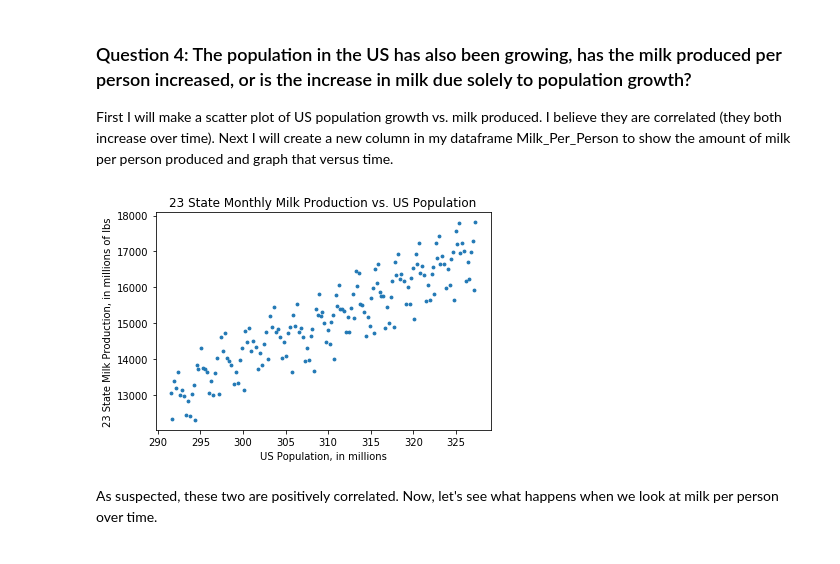
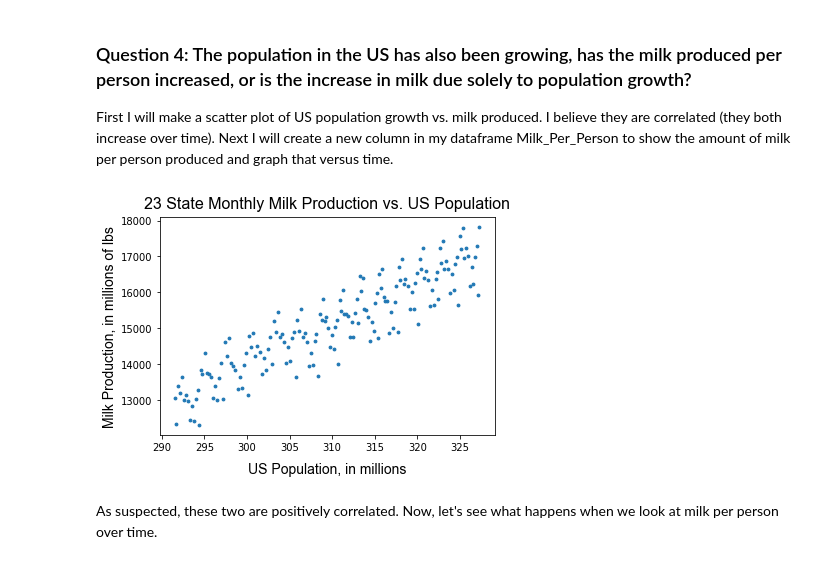
Before and after one commit to cbevis/Thinkful_U4_Milk_Prices, a Jupyter notebook: U4_Capstone_2.ipynb, the cells around one changed output. Cells and saved outputs as stored; diff of their text form; code cells hidden in the pictures.

```diff
--- a/U4_Capstone_2.ipynb
+++ b/U4_Capstone_2.ipynb
@@ -427,18 +435,19 @@ The p value is small, so we can be reasonable certain that the difference betwee
 ### Question 4: The population in the US has also been growing, has the milk produced per person increased, or is the increase in milk due solely to population growth?
 First I will make a scatter plot of US population growth vs. milk produced.  I believe they are correlated (they both increase over time).  Next I will create a new column in my dataframe Milk_Per_Person to show the amount of milk per person produced and graph that versus time.
 # %%
+
 plt.scatter(dairy_23['US_Pop'], dairy_23['Sample_Prod'], s=8)
 ax.set_xlim(datemin, datemax)
 
 # format the ticks - use same years definition as previous plot
 
-plt.title('23 State Monthly Milk Production vs. US Population')
-plt.xlabel('US Population, in millions')
-plt.ylabel('23 State Milk Production, in millions of lbs')
+plt.title('23 State Monthly Milk Production vs. US Population', **title_font)
+plt.xlabel('US Population, in millions', labelpad=10, **axis_font)
+plt.ylabel('Milk Production, in millions of lbs', **axis_font)
 
 plt.show()
 # %% [output]
-[figure, old version]
+[figure, new version]
 # %% [markdown]
 As suspected, these two are positively correlated. Now, let's see what happens when we look at milk per person over time.
 # %%
```
Also changed, not shown: parts of 19 cells of this notebook.
